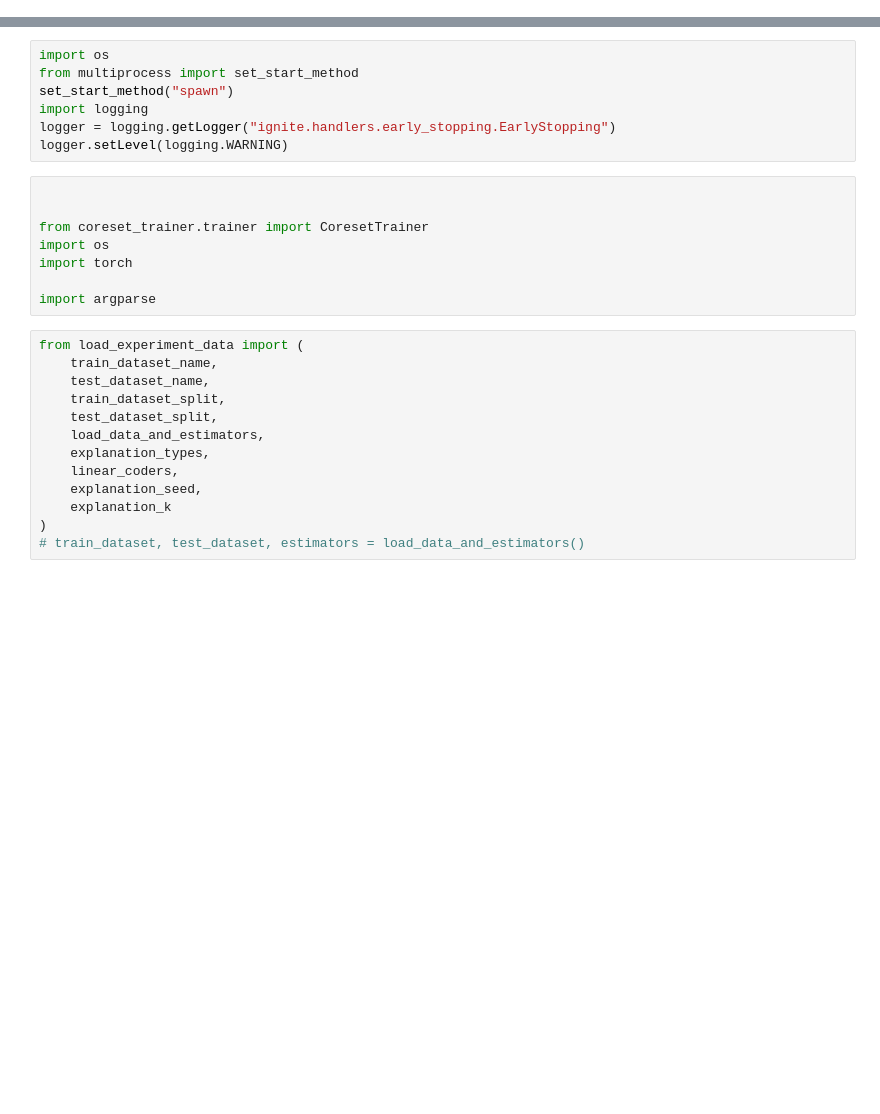
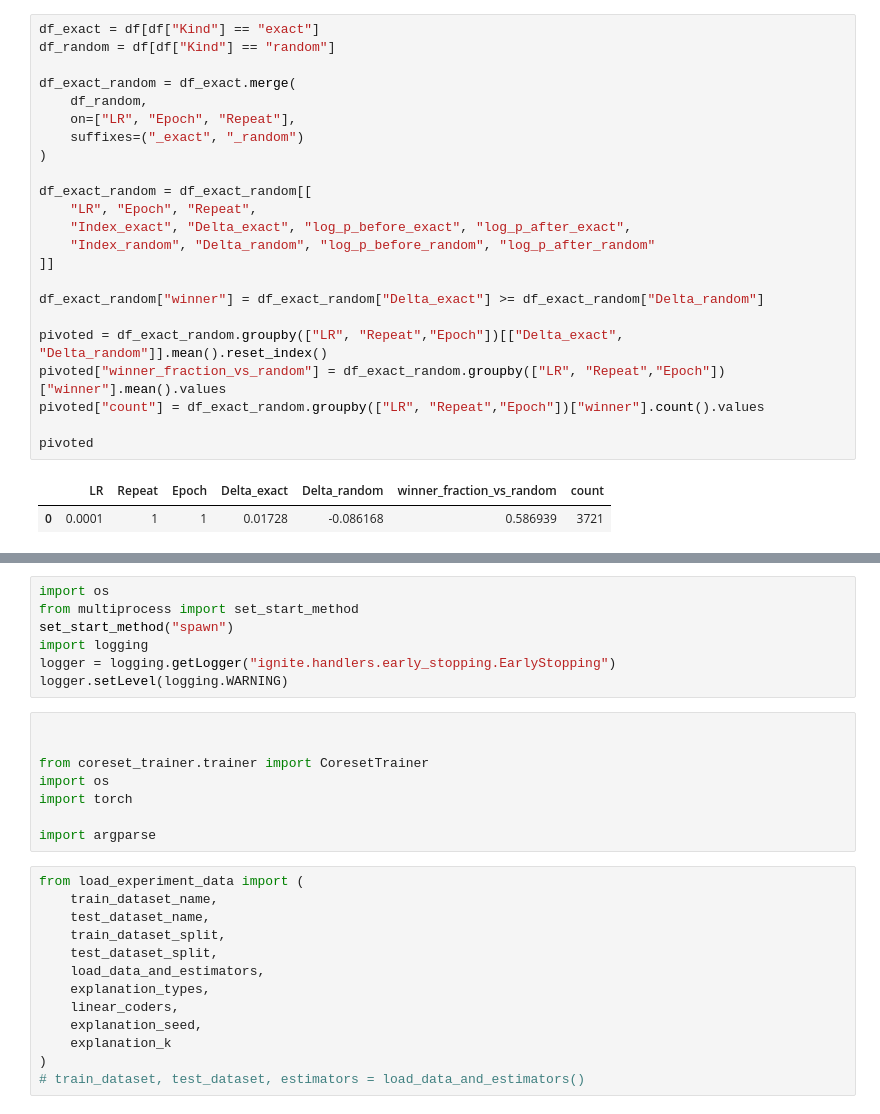
Before and after one commit to loris3/ceelm, a Jupyter notebook: validation.ipynb, the cells around one changed output, grey strips where cells are left out. Cells and saved outputs as stored; diff of their text form; blank space fills up the shorter version.

```diff
--- a/validation.ipynb
+++ b/validation.ipynb
@@ -2,0 +552,26 @@
+# %%
+df_exact = df[df["Kind"] == "exact"]
+df_random = df[df["Kind"] == "random"]
+
+df_exact_random = df_exact.merge(
+    df_random,
+    on=["LR", "Epoch", "Repeat"],
+    suffixes=("_exact", "_random")
+)
+
+df_exact_random = df_exact_random[[
+    "LR", "Epoch", "Repeat",
+    "Index_exact", "Delta_exact", "log_p_before_exact", "log_p_after_exact",
+    "Index_random", "Delta_random", "log_p_before_random", "log_p_after_random"
+]]
+
+df_exact_random["winner"] = df_exact_random["Delta_exact"] >= df_exact_random["Delta_random"]
+
+pivoted = df_exact_random.groupby(["LR", "Repeat","Epoch"])[["Delta_exact", "Delta_random"]].mean().reset_index()
+pivoted["winner_fraction_vs_random"] = df_exact_random.groupby(["LR", "Repeat","Epoch"])["winner"].mean().values
+pivoted["count"] = df_exact_random.groupby(["LR", "Repeat","Epoch"])["winner"].count().values
+
+pivoted
+# %% [output]
+|  | LR | Repeat | Epoch | Delta_exact | Delta_random | winner_fraction_vs_random | count |
+| 0 | 0.0001 | 1 | 1 | 0.01728 | -0.086168 | 0.586939 | 3721 |
```
Also changed, not shown: parts of 46 cells of this notebook, 23 other files.
